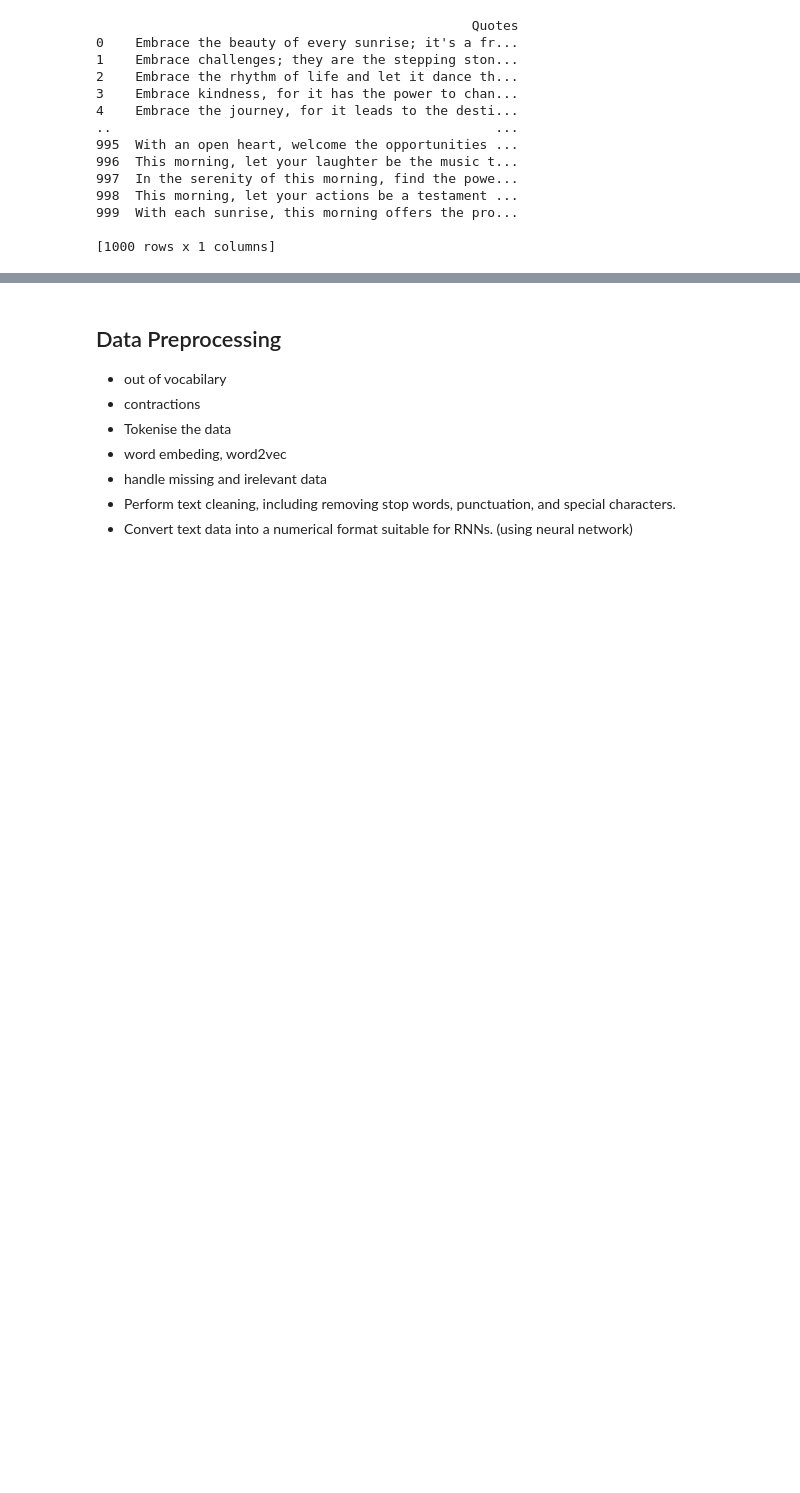
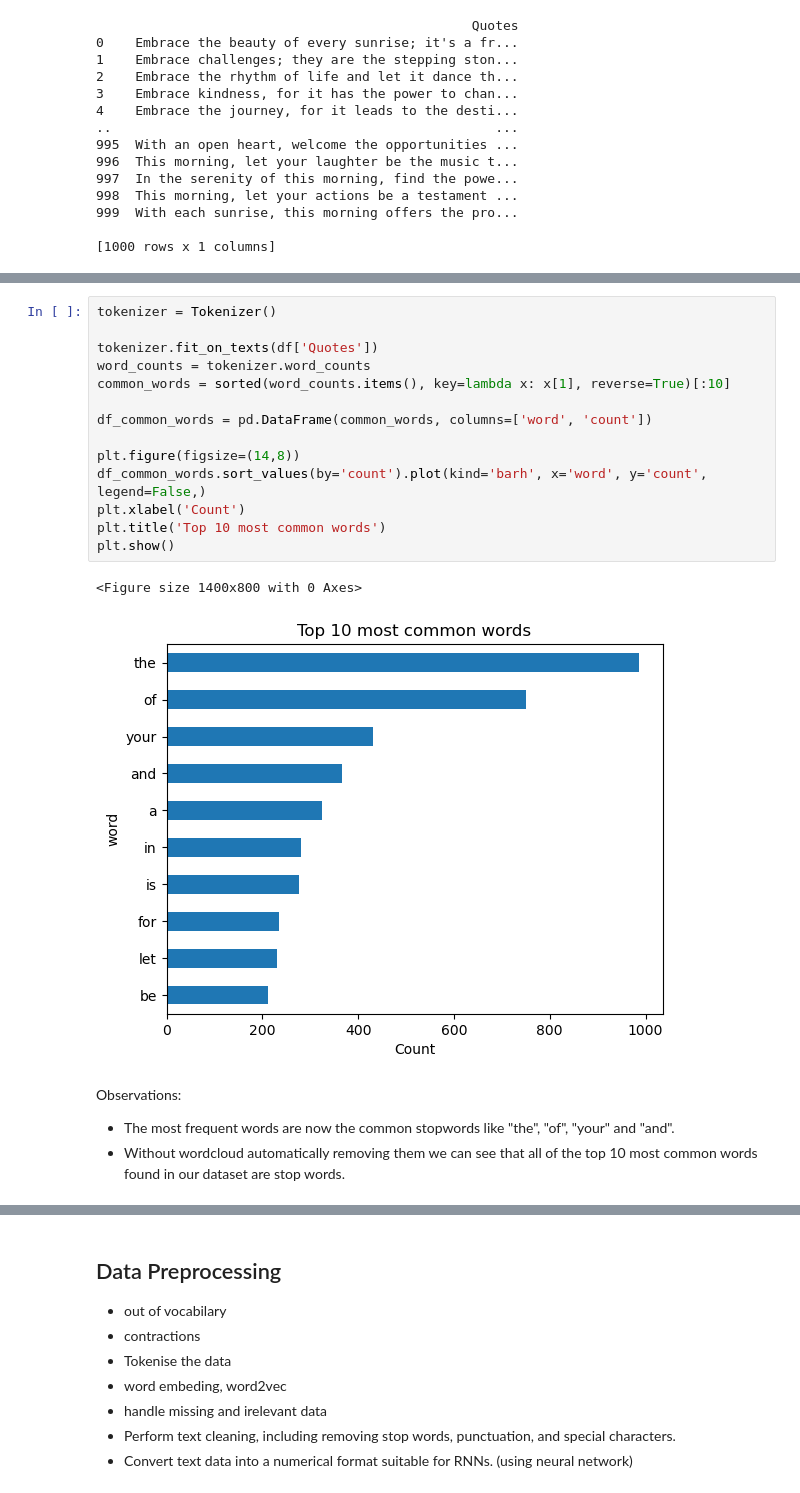
Before and after one commit to errnasty/Connvolution-and-Recurrent-Neural-Networks, a Jupyter notebook: RNN.ipynb, the cells around one changed output, grey strips where cells are left out. Saved outputs shown, nothing was run; the diff lists cells and outputs as text; blank space fills up the shorter version.

```diff
--- a/RNN.ipynb
+++ b/RNN.ipynb
@@ -53,0 +98,21 @@ print(df)
+# %%
+tokenizer = Tokenizer()
+
+tokenizer.fit_on_texts(df['Quotes'])
+word_counts = tokenizer.word_counts
+common_words = sorted(word_counts.items(), key=lambda x: x[1], reverse=True)[:10]
+
+df_common_words = pd.DataFrame(common_words, columns=['word', 'count'])
+
+plt.figure(figsize=(14,8))
+df_common_words.sort_values(by='count').plot(kind='barh', x='word', y='count', legend=False,)
+plt.xlabel('Count')
+plt.title('Top 10 most common words')
+plt.show()
+# %% [output]
+<Figure size 1400x800 with 0 Axes>
+[figure, added]
+# %% [markdown]
+Observations:
+- The most frequent words are now the common stopwords like "the", "of", "your" and "and".
+- Without wordcloud automatically removing them we can see that all of the top 10 most common words found in our dataset are stop words.
```
Also changed, not shown: parts of 16 cells of this notebook.
